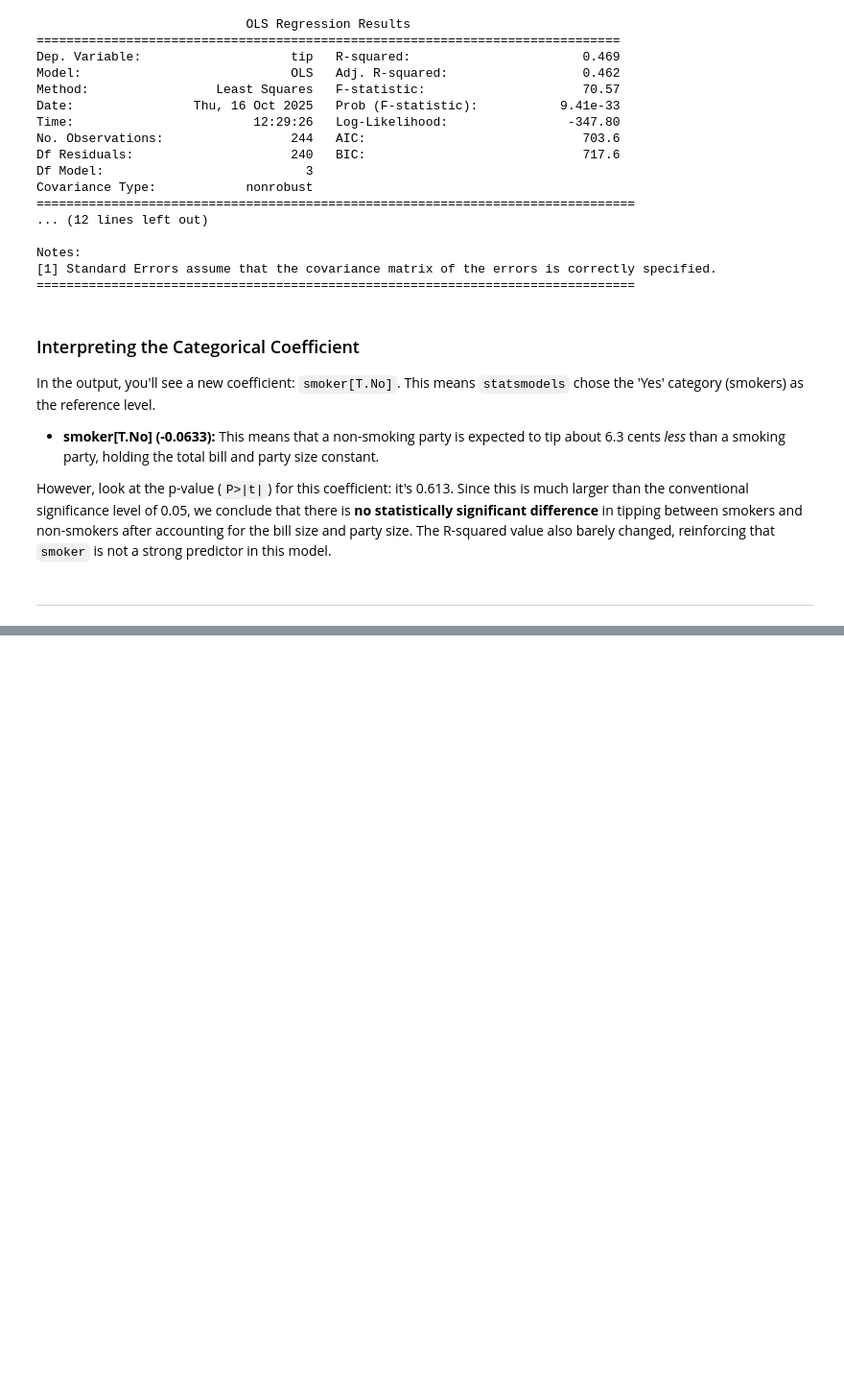
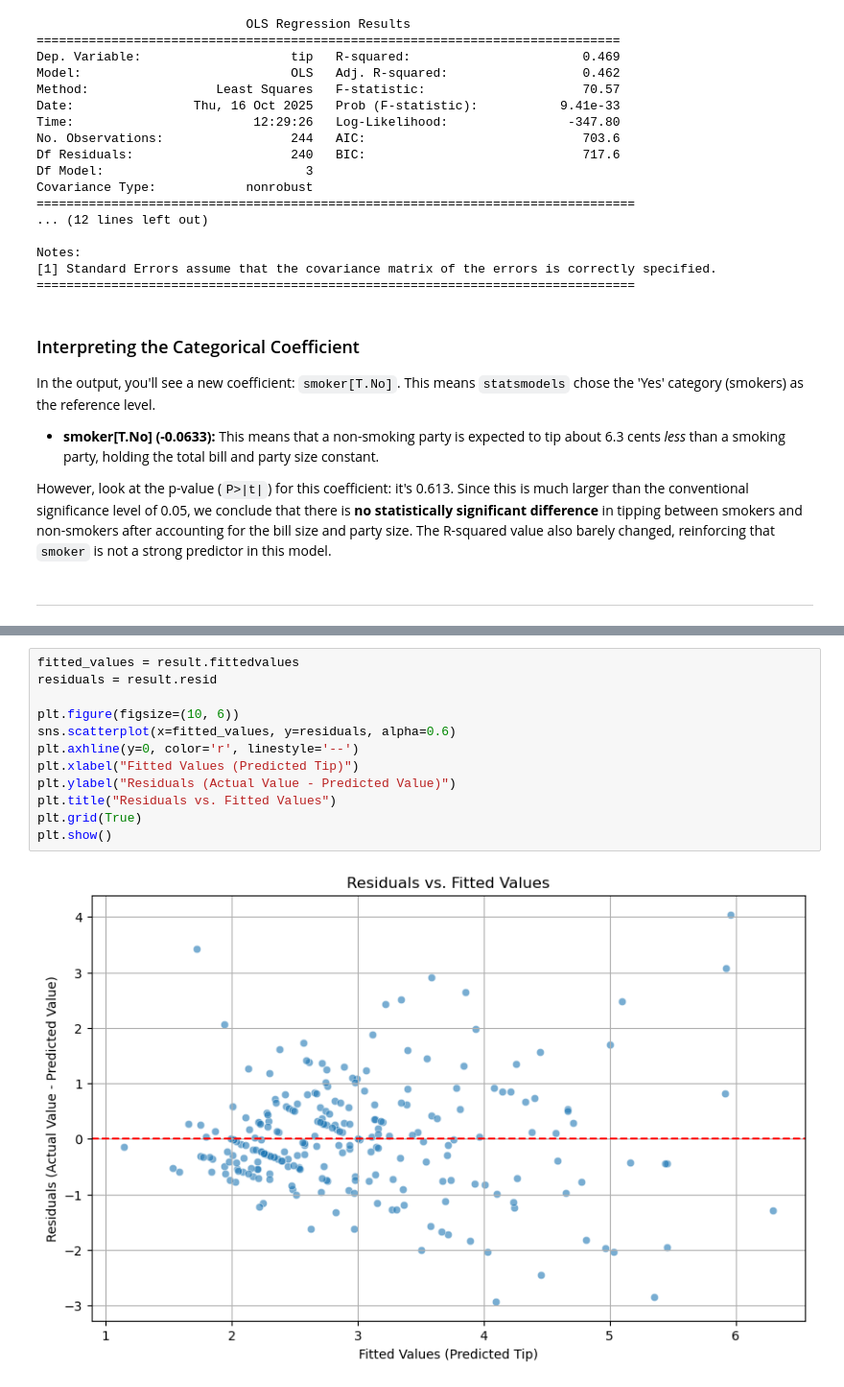
Before and after one commit to ibrahim-kocyigit/kocyigit-dsml, a Jupyter notebook: 03_specializations/01_fitting_statistical_models_to_data_with_python/02_fitting_models_to_independent_data/09_regression_modeling_in_python--linear_regression.ipynb, the cells around one changed output, grey strips where cells are left out. Shown at 96% size. Saved outputs shown, nothing was run; the diff lists cells and outputs as text; blank space fills up the shorter version.

```diff
--- a/03_specializations/01_fitting_statistical_models_to_data_with_python/02_fitting_models_to_independent_data/09_regression_modeling_in_python--linear_regression.ipynb
+++ b/03_specializations/01_fitting_statistical_models_to_data_with_python/02_fitting_models_to_independent_data/09_regression_modeling_in_python--linear_regression.ipynb
@@ -189,0 +218,14 @@ Visualizations are
+# %%
+fitted_values = result.fittedvalues
+residuals = result.resid
+
+plt.figure(figsize=(10, 6))
+sns.scatterplot(x=fitted_values, y=residuals, alpha=0.6)
+plt.axhline(y=0, color='r', linestyle='--')
+plt.xlabel("Fitted Values (Predicted Tip)")
+plt.ylabel("Residuals (Actual Value - Predicted Value)")
+plt.title("Residuals vs. Fitted Values")
+plt.grid(True)
+plt.show()
+# %% [output]
+[figure, added]
```
Also changed, not shown: parts of 4 cells of this notebook.
